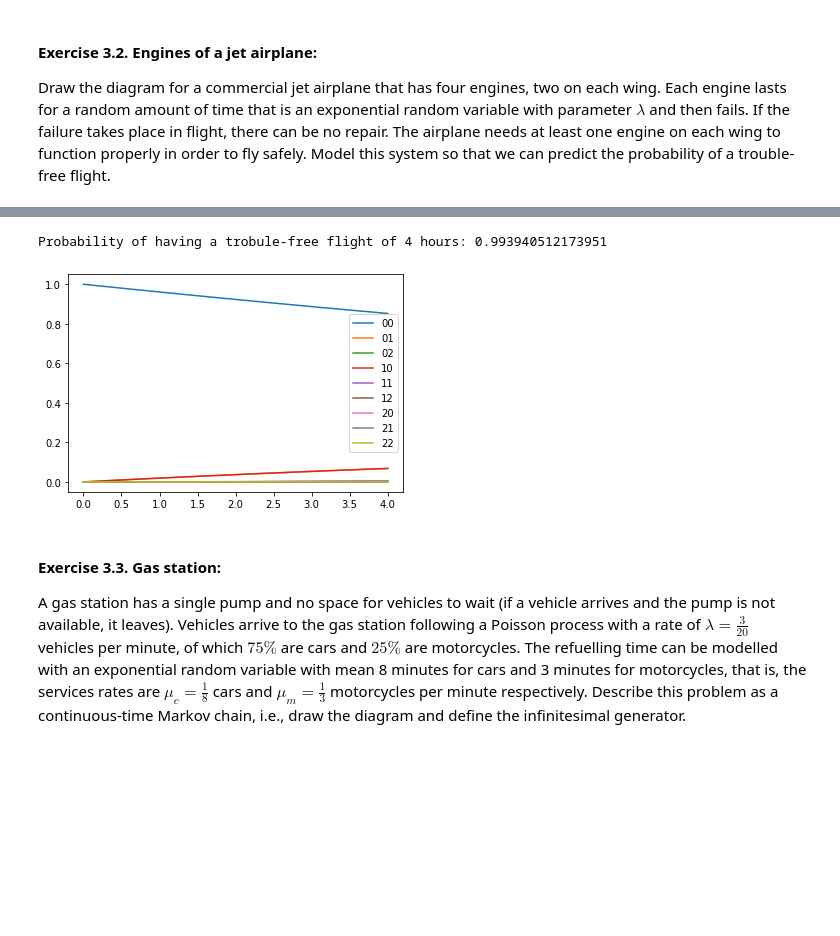
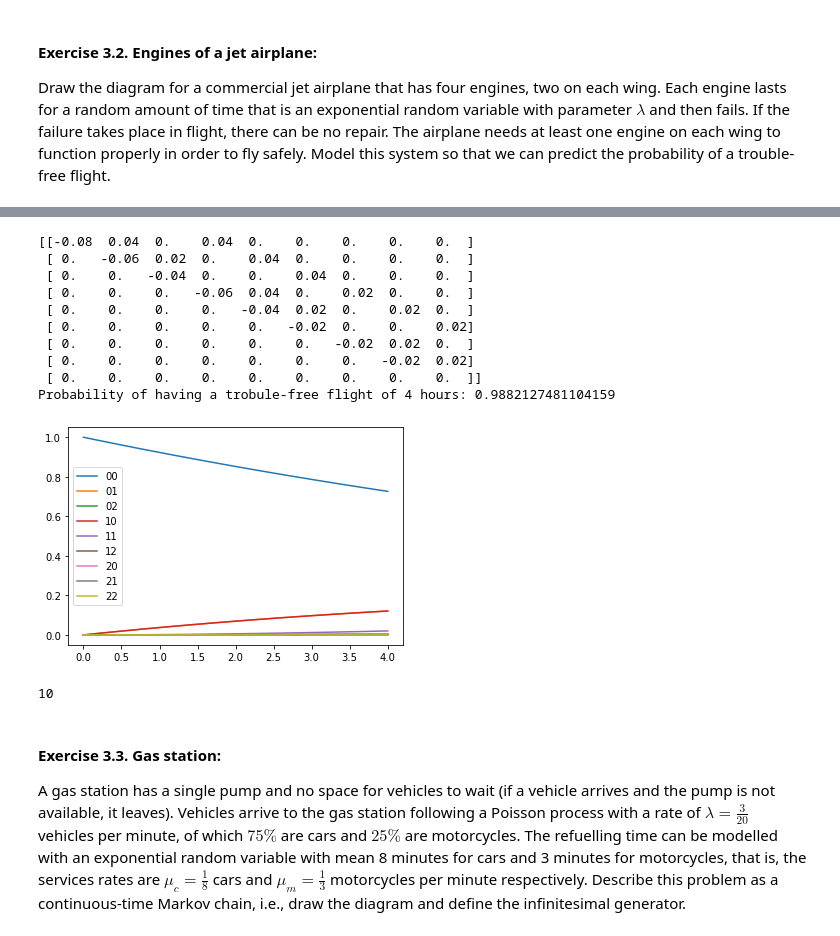
Before and after one commit to cima22/stochastic_modelling_and_simulation, a Jupyter notebook: ctmc/CTMC Lab_2022.ipynb, the cells around one changed output, grey strips where cells are left out. Saved outputs shown, nothing was run; the diff lists cells and outputs as text; code cells hidden in the pictures; blank space fills up the shorter version.

```diff
--- a/ctmc/CTMC Lab_2022.ipynb
+++ b/ctmc/CTMC Lab_2022.ipynb
@@ -11,7 +11,7 @@ def are_geq_0(t):
     return True
 
 def is_well_defined(infinitesimal_generator):
-    """Check if the infinitesimal generator is well defined, i.e. the rows sum up to zero."""
+    """Check if the infinitesimal generator is well defined, i.e. every row sums up to zero."""
     threshold = 1e-10
     for transitions in infinitesimal_generator:
         if abs(sum(transitions)) > threshold:
@@ -242,7 +242,7 @@ def simulation_CTMC(Q,p0,n_iter):
 rates = [0.01,10.,.1]
 SIR = infinitesimal_generator_SIR(rates)
 
-result = simulation_CTMC(SIR, p0, 8)
+result = simulation_CTMC(SIR, p0, n_iter = 8)
 plt.plot(result[1], result[0], 'o-')
 plt.show()
 dic = {0 : "Susceptible", 1 : "Infected", 2 : "Recovered"}
@@ -322,55 +325,70 @@ def airplane(lifetime):
     Q = np.zeros((9,9))
 
     # State 00
-    Q[0,1] = rate # to 01
-    Q[0,3] = rate # to 10
-    Q[0,0] = -2*rate
+    Q[0,1] = 2*rate # to 01
+    Q[0,3] = 2*rate # to 10
+    Q[0,0] = -4*rate
     ######################
     # State 01
     Q[1,2] = rate # to 02
-    Q[1,4] = rate # to 11
-    Q[1,1] = -2*rate
+    Q[1,4] = 2*rate # to 11
+    Q[1,1] = -3*rate
     ######################
     # State 02
-    Q[2,5] = rate # to 12
-    Q[2,2] = -rate
+    Q[2,5] = 2*rate # to 12
+    Q[2,2] = -2*rate
     ######################
     # State 10
-    Q[3,4] = rate # to 11
+    Q[3,4] = 2*rate # to 11
     Q[3,6] = rate # to 20
-    Q[3,3] = -2*rate
+    Q[3,3] = -3*rate
     ######################
     # State 11
     Q[4,5] = rate # to 12
     Q[4,7] = rate # to 21
     Q[4,4] = -2*rate
     ######################
     # State 12
     Q[5,8] = rate # to 22
     Q[5,5] = -rate
     ######################
     # State 20
     Q[6,7] = rate # to 21
     Q[6,6] = -rate
     ######################
     # State 21
     Q[7,8] = rate # to 22
     Q[7,7] = -rate
     ######################
 
     return Q
 
 jet = airplane(50)
+print(jet)
+
 p0 = [1,0,0,0,0,0,0,0,0]
 t = np.linspace(0,4)
 p_t = continuous_trajectories(jet, p0, t)
 [plt.plot(t,p_t[:,i], label=("0"+np.base_repr(i,base=3))[-2:]) for i in range(9)]
 plt.legend()
 
 print("Probability of having a trobule-free flight of 4 hours:", sum(p_t[-1,[0,1,3,4]]))
 # %% [output]
-Probability of having a trobule-free flight of 4 hours: 0.993940512173951
+[[-0.08  0.04  0.    0.04  0.    0.    0.    0.    0.  ]
+ [ 0.   -0.06  0.02  0.    0.04  0.    0.    0.    0.  ]
+ [ 0.    0.   -0.04  0.    0.    0.04  0.    0.    0.  ]
+ [ 0.    0.    0.   -0.06  0.04  0.    0.02  0.    0.  ]
+ [ 0.    0.    0.    0.   -0.04  0.02  0.    0.02  0.  ]
+ [ 0.    0.    0.    0.    0.   -0.02  0.    0.    0.02]
+ [ 0.    0.    0.    0.    0.    0.   -0.02  0.02  0.  ]
+ [ 0.    0.    0.    0.    0.    0.    0.   -0.02  0.02]
+ [ 0.    0.    0.    0.    0.    0.    0.    0.    0.  ]]
+Probability of having a trobule-free flight of 4 hours: 0.9882127481104159
-[figure, old version]
+[figure, new version]
+# %%
+int(("0"+np.base_repr(3,base=3))[-2:])
+# %% [output]
+10
 # %% [markdown]
 #### Exercise 3.3. Gas station:
 A gas station has a single pump and no space for vehicles to wait (if a vehicle arrives and the pump is not available, it leaves). Vehicles arrive to the gas station following a Poisson process with a rate of $\lambda=\frac{3}{20}$ vehicles per minute, of which $75\%$ are cars and $25\%$ are motorcycles. The refuelling time can be modelled with an exponential random variable with mean 8 minutes for cars and 3 minutes for motorcycles, that is, the services rates are $\mu_c=\frac{1}{8}$ cars and $\mu_m=\frac{1}{3}$ motorcycles per minute respectively. Describe this problem as a continuous-time Markov chain, i.e., draw the diagram and define the infinitesimal generator.
```
Also changed, not shown: parts of 6 cells of this notebook.
